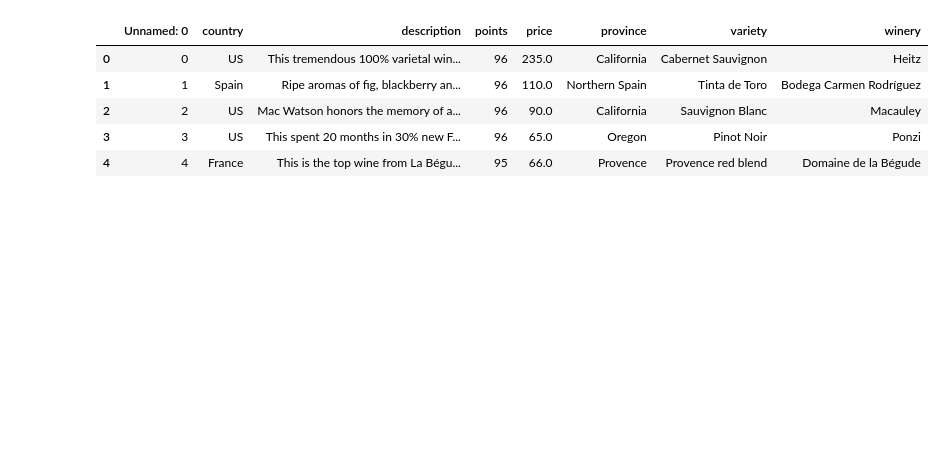
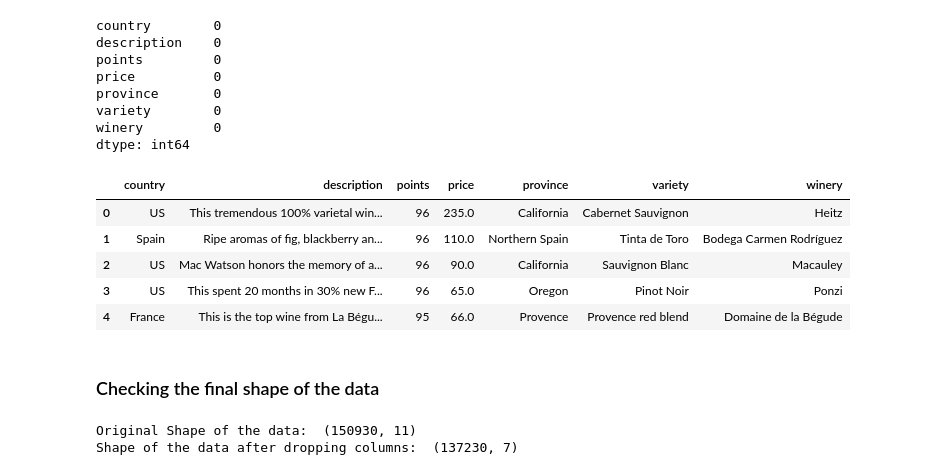
Before and after one commit to tandem-tech/Wine-Keyword-Analysis, a Jupyter notebook: Wine_Analysis.ipynb, the cells around one changed output. Drawn from its saved outputs; the diff is of its cells as text; code cells hidden in the pictures; blank space fills up the shorter version.

Commit message:
cleaned and added some data analysis

```diff
--- a/Wine_Analysis.ipynb
+++ b/Wine_Analysis.ipynb
@@ -16,22 +58,32 @@ wine_orig.head()
 # %%
-#Pre-Processing
-wine_orig.isna().sum()
-
 #Since most designation and regions are null, drop those columns
-wine = wine_orig.drop(['region_1', 'region_2', 'designation'], axis=1)
+wine = wine_orig.drop(['region_1', 'region_2', 'designation', wine_orig.columns[0]], axis=1)
 
 #drop any missing countries and provinces
-wine.dropna(subset=['country'], inplace=True)
-wine.dropna(subset=['price'], inplace=True)
+wine.dropna(subset=['country', 'price'], inplace=True)
 
-#make all text lowercase for comparisons
-
-
+print(wine.isna().sum())
 wine.head()
 # %% [output]
+country        0
+description    0
+points         0
+price          0
+province       0
+variety        0
+winery         0
+dtype: int64
-|  | Unnamed: 0 | country | description | points | price | province | variety | winery |
-| 0 | 0 | US | This tremendous 100% varietal win... | 96 | 235.0 | California | Cabernet Sauvignon | Heitz |
-| 1 | 1 | Spain | Ripe aromas of fig, blackberry an... | 96 | 110.0 | Northern Spain | Tinta de Toro | Bodega Carmen Rodríguez |
-| 2 | 2 | US | Mac Watson honors the memory of a... | 96 | 90.0 | California | Sauvignon Blanc | Macauley |
-| 3 | 3 | US | This spent 20 months in 30% new F... | 96 | 65.0 | Oregon | Pinot Noir | Ponzi |
-| 4 | 4 | France | This is the top wine from La Bégu... | 95 | 66.0 | Provence | Provence red blend | Domaine de la Bégude |
+|  | country | description | points | price | province | variety | winery |
+| 0 | US | This tremendous 100% varietal win... | 96 | 235.0 | California | Cabernet Sauvignon | Heitz |
+| 1 | Spain | Ripe aromas of fig, blackberry an... | 96 | 110.0 | Northern Spain | Tinta de Toro | Bodega Carmen Rodríguez |
+| 2 | US | Mac Watson honors the memory of a... | 96 | 90.0 | California | Sauvignon Blanc | Macauley |
+| 3 | US | This spent 20 months in 30% new F... | 96 | 65.0 | Oregon | Pinot Noir | Ponzi |
+| 4 | France | This is the top wine from La Bégu... | 95 | 66.0 | Provence | Provence red blend | Domaine de la Bégude |
+# %% [markdown]
+### Checking the final shape of the data
+# %%
+print('Original Shape of the data: ', wine_orig.shape)
+print('Shape of the data after dropping columns: ', wine.shape)
+# %% [output]
+Original Shape of the data:  (150930, 11)
+Shape of the data after dropping columns:  (137230, 7)
```
Also changed, not shown: parts of 15 cells of this notebook, 1 other file.
